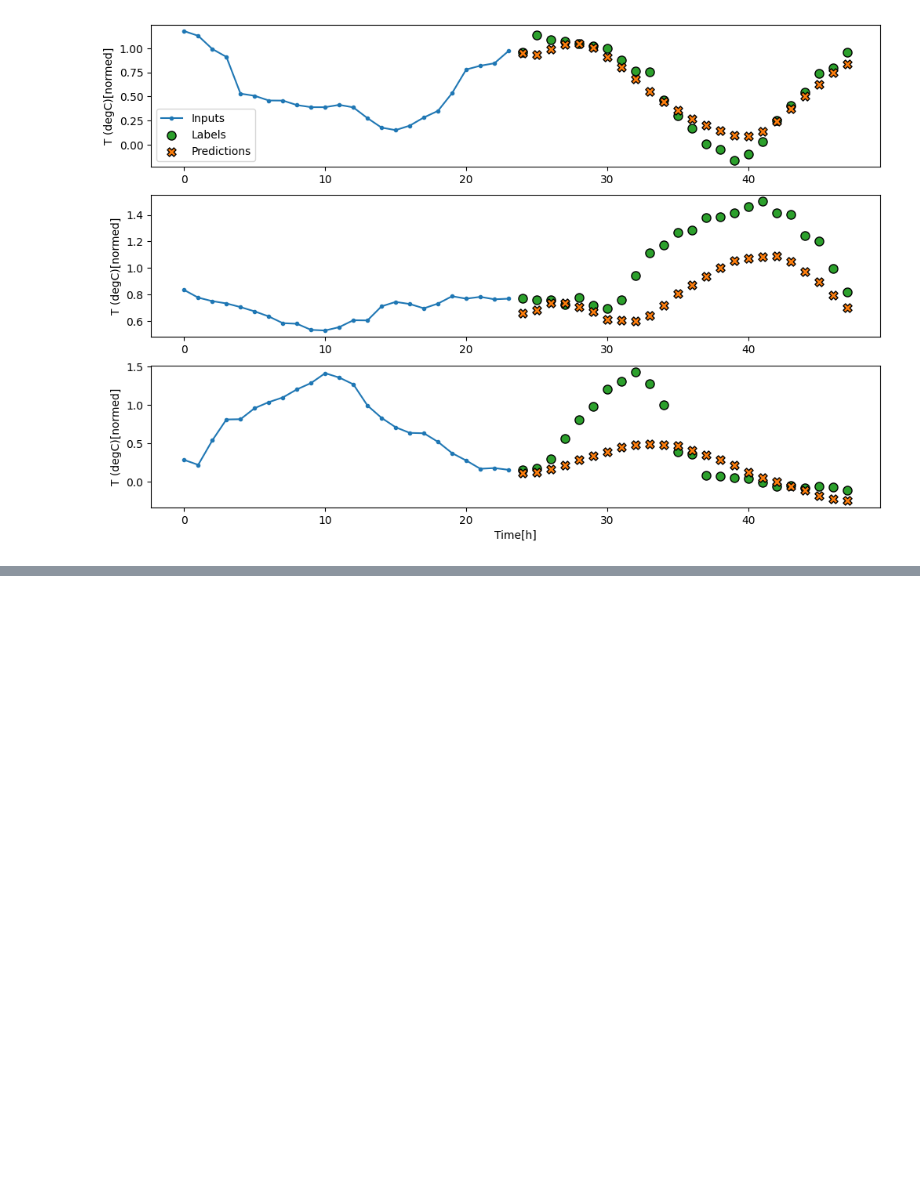
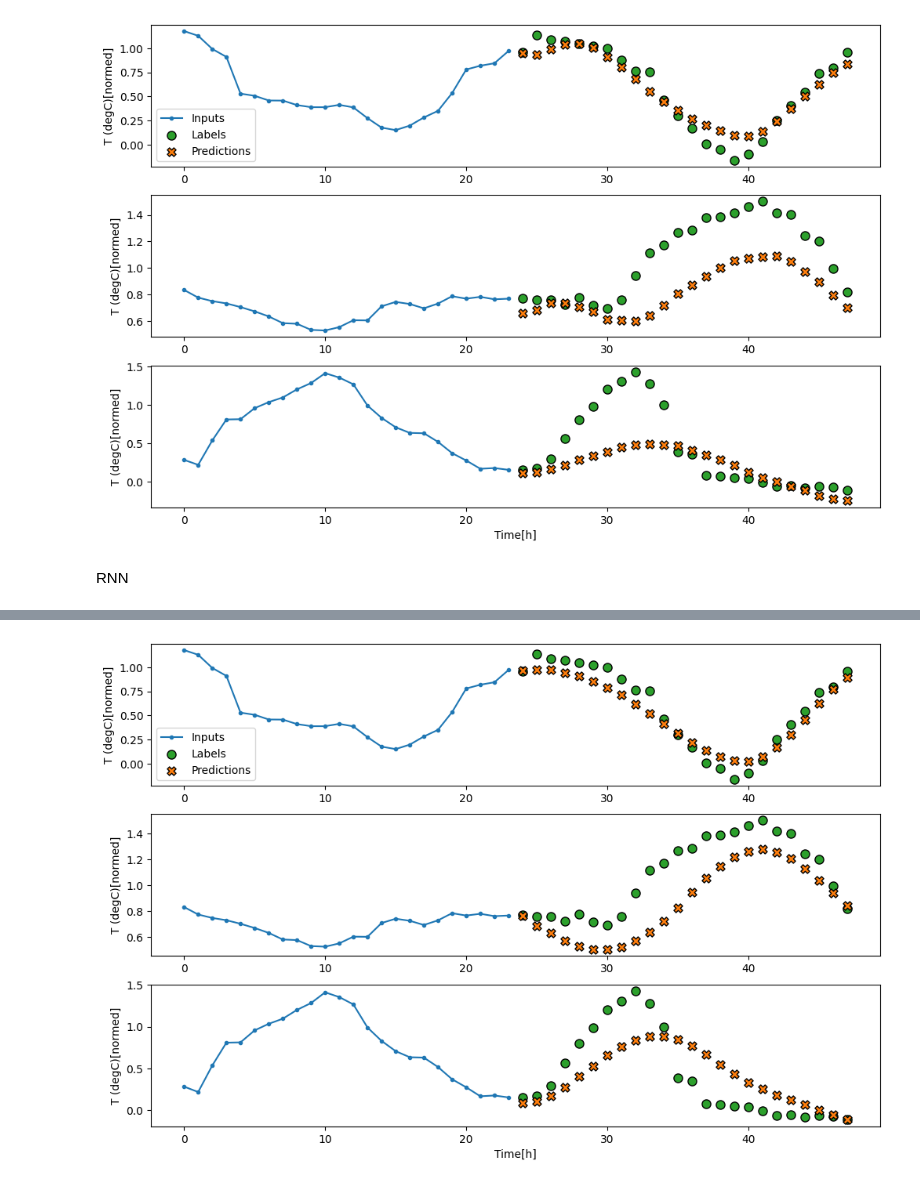
Before and after one commit to sandhrabijoy/Time-series, a Jupyter notebook: time_series_forecasting2_.ipynb, the cells around one changed output, grey strips where cells are left out. Drawn from its saved outputs; the diff is of its cells as text; code cells hidden in the pictures; blank space fills up the shorter version.

Commit message:
Single shot model :RNN

```diff
--- a/time_series_forecasting2_.ipynb
+++ b/time_series_forecasting2_.ipynb
@@ -1070,3 +1070,17 @@ multi_window.plot(multi_conv_model)
 # %% [output]
 437/437 ━━━━━━━━━━━━━━━━━━━━ 3s 6ms/step - loss: 0.2134 - mean_absolute_error: 0.2757
 [figure]
+# %% [markdown]
+RNN
+# %%
+multi_lstm_model=tf.keras.Sequential([
+    tf.keras.layers.LSTM(32,return_sequences=False),
+    tf.keras.layers.Dense(OUT_STEPS*num_features,kernel_initializer=tf.initializers.zeros()),
+    tf.keras.layers.Reshape([OUT_STEPS,num_features])
+])
+history=compile_and_fit(multi_lstm_model,multi_window)
+IPython.display.clear_output()
+multi_val_performance['LSTM']=multi_lstm_model.evaluate(multi_window.val,return_dict=True)
+multi_performance['LSTM']=multi_lstm_model.evaluate(multi_window.test,verbose=0,return_dict=True)
+multi_window.plot(multi_lstm_model)
+# %% [output]
@@ -1072,0 +1088 @@ multi_window.plot(multi_conv_model)
+[figure, added]
```
Also changed, not shown: parts of 1 cell of this notebook.
